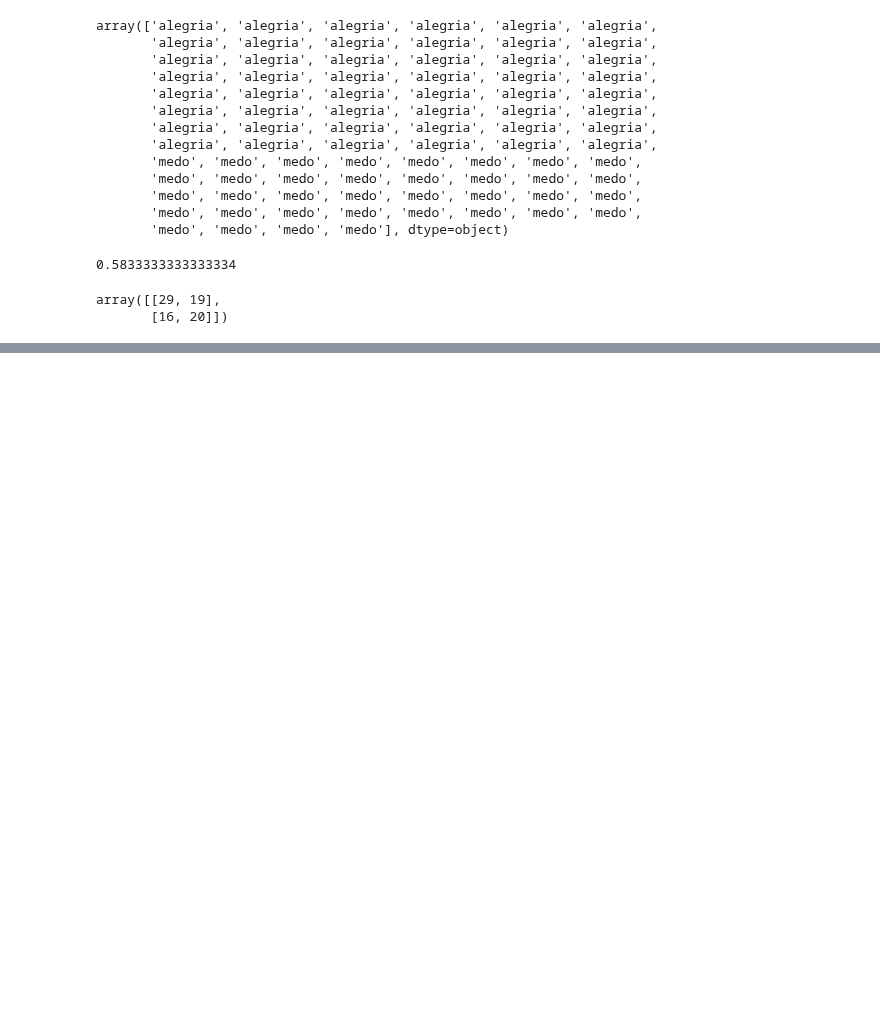
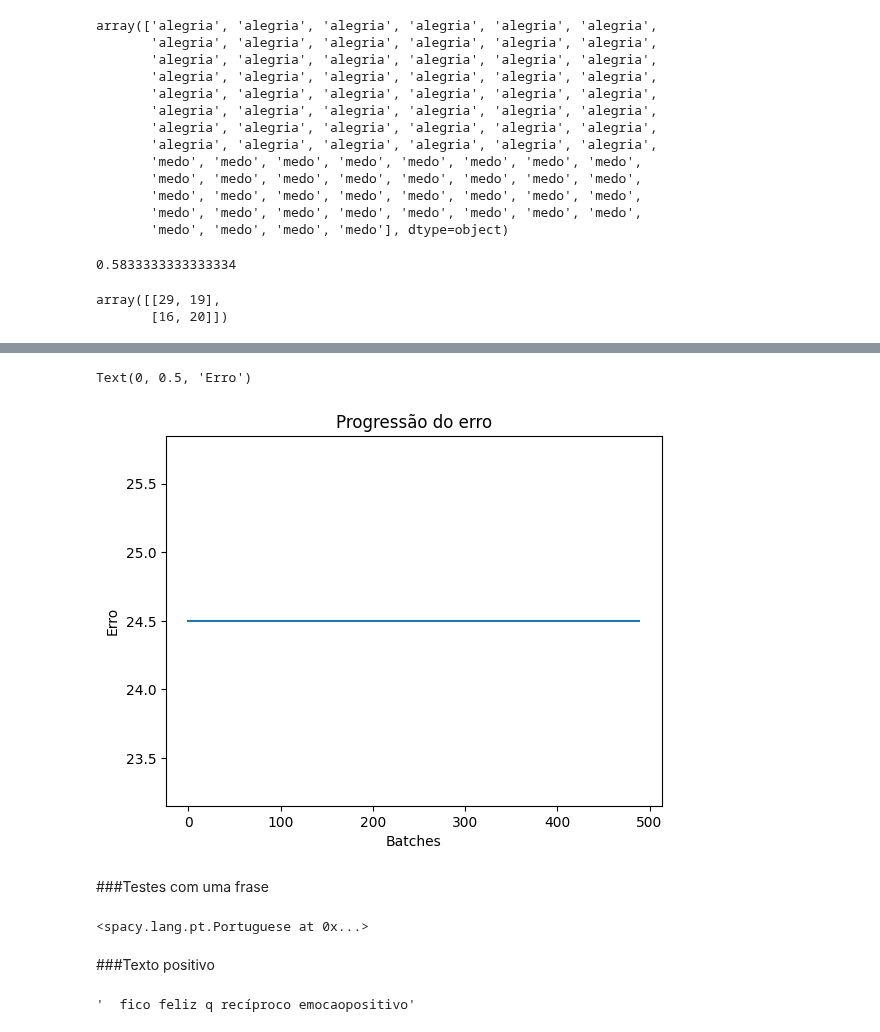
Before and after one commit to WallaceSantana79/CursoMachineLearning, a Jupyter notebook: Classificação_de_Textos_com_spaCy.ipynb, the cells around one changed output, grey strips where cells are left out. Drawn from its saved outputs; the diff is of its cells as text; code cells hidden in the pictures; blank space fills up the shorter version.

```diff
--- a/Classificação_de_Textos_com_spaCy.ipynb
+++ b/Classificação_de_Textos_com_spaCy.ipynb
@@ -499,0 +748,21 @@ array([[29, 19],
+# %%
+modelo = spacy.blank('pt')
+textcat = modelo.add_pipe("textcat")
+textcat.add_label("POSITIVO")
+textcat.add_label("NEGATIVO")
+historico = []
+# %%
+modelo.begin_training()
+for epoca in range(5):
+  random.shuffle(base_dados_treinamento_final)
+  losses = {}
+  for batch in spacy.util.minibatch(base_dados_treinamento_final, 512):
+    textos = [modelo(texto) for texto, entities in batch]
+    annotations = [{'cats': entities} for texto, entities in batch]
+    examples = [Example.from_dict(doc, annotation) for doc, annotation in zip(
+        textos, annotations
+      )]
+    modelo.update(examples, losses=losses)
+    historico.append(losses)
+  if epoca % 5 == 0:
+    print(losses)
@@ -499,0 +771,7 @@ array([[29, 19],
+# %%
+historico_loss = []
+for i in historico:
+  historico_loss.append(i.get('textcat'))
+# %%
+historico_loss = np.array(historico_loss)
+historico_loss
@@ -499,0 +796,9 @@ array([[29, 19],
+# %%
+import matplotlib.pyplot as plt
+plt.plot(historico_loss)
+plt.title('Progressão do erro')
+plt.xlabel('Batches')
+plt.ylabel('Erro')
+# %% [output]
+Text(0, 0.5, 'Erro')
+[figure, added]
@@ -499,0 +807,14 @@ array([[29, 19],
+# %% [markdown]
+###Testes com uma frase
+# %%
+modelo_carregado = spacy.load('modelo')
+modelo_carregado
+# %% [output]
+<spacy.lang.pt.Portuguese at 0x...>
+# %% [markdown]
+###Texto positivo
+# %%
+texto_positivo = base_teste['tweet_text'][21]
+texto_positivo
+# %% [output]
+'  fico feliz q recíproco emocaopositivo'
```
Also changed, not shown: parts of 46 cells of this notebook.
